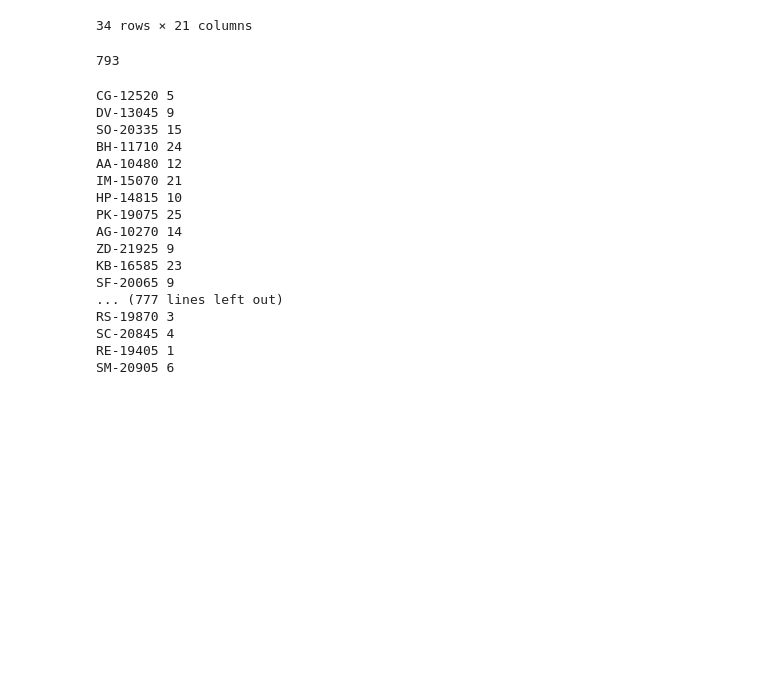
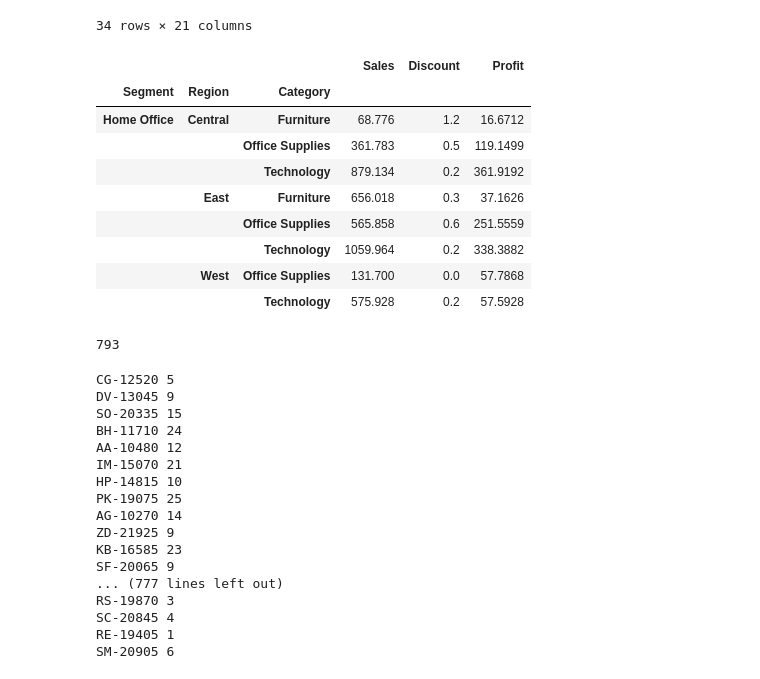
Before and after one commit to Sonia911/Pandas-Assignment, a Jupyter notebook: Super Store Data.ipynb, the cells around one changed output. Saved outputs shown, nothing was run; the diff lists cells and outputs as text; code cells hidden in the pictures; blank space fills up the shorter version.

```diff
--- a/Super Store Data.ipynb
+++ b/Super Store Data.ipynb
@@ -316,6 +391,19 @@ customerid("MA-17560").sort_values("Category")
 | 5072 | 5073 | CA-2014-124478 | 2014-08-08 | 2014-08-12 | Standard Class | MA-17560 | Matt Abelman | Home Office | United States | ... |
 | 5068 | 5069 | CA-2014-124478 | 2014-08-08 | 2014-08-12 | Standard Class | MA-17560 | Matt Abelman | Home Office | United States | ... |
 34 rows × 21 columns
+# %%
+customerid("MA-17560").groupby(["Segment","Region", "Category"])["Sales", "Discount","Profit"].sum()
+# %% [output]
+|  |  |  | Sales | Discount | Profit |
+| Segment | Region | Category |  |  |  |
+| Home Office | Central | Furniture | 68.776 | 1.2 | 16.6712 |
+|  |  | Office Supplies | 361.783 | 0.5 | 119.1499 |
+|  |  | Technology | 879.134 | 0.2 | 361.9192 |
+|  | East | Furniture | 656.018 | 0.3 | 37.1626 |
+|  |  | Office Supplies | 565.858 | 0.6 | 251.5559 |
+|  |  | Technology | 1059.964 | 0.2 | 338.3882 |
+|  | West | Office Supplies | 131.700 | 0.0 | 57.7868 |
+|  |  | Technology | 575.928 | 0.2 | 57.5928 |
 # %%
 len(a["Customer ID"].unique()) # total no of unique Customer IDs
 # %% [output]
```
Also changed, not shown: parts of 23 cells of this notebook.
